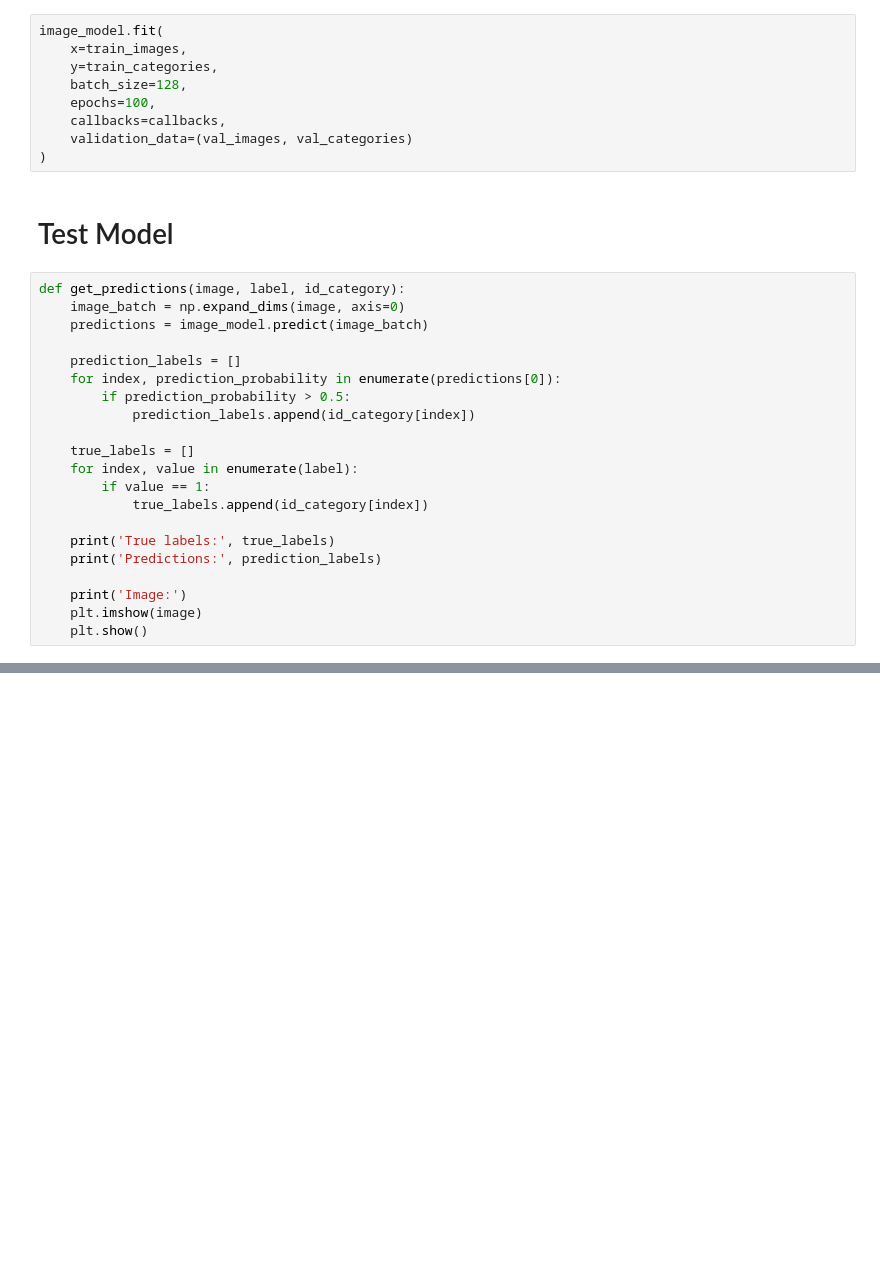
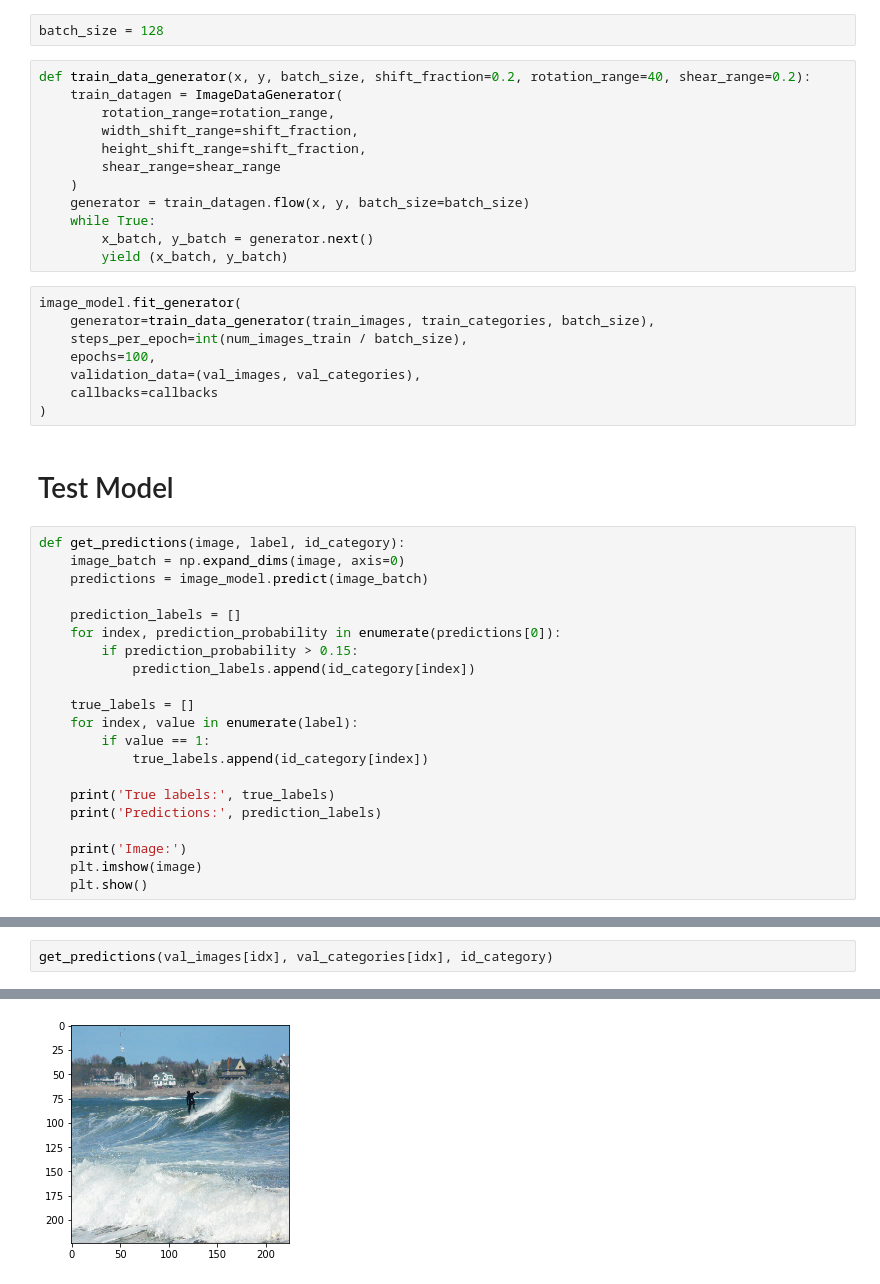
Before and after one commit to shan18/Topic-Based-Image-Captioning, a Jupyter notebook: topic_model.ipynb, the cells around one changed output, grey strips where cells are left out. Cells and saved outputs as stored; diff of their text form; blank space fills up the shorter version.

Commit message:
add data augmentation to training dataset

```diff
--- a/topic_model.ipynb
+++ b/topic_model.ipynb
@@ -146,11 +194,24 @@ except Exception as error:
+# %%
+batch_size = 128
+# %%
+def train_data_generator(x, y, batch_size, shift_fraction=0.2, rotation_range=40, shear_range=0.2):
+    train_datagen = ImageDataGenerator(
+        rotation_range=rotation_range,
+        width_shift_range=shift_fraction,
+        height_shift_range=shift_fraction,
+        shear_range=shear_range
+    )
+    generator = train_datagen.flow(x, y, batch_size=batch_size)
+    while True:
+        x_batch, y_batch = generator.next()
+        yield (x_batch, y_batch)
 # %%
-image_model.fit(
-    x=train_images,
-    y=train_categories,
-    batch_size=128,
+image_model.fit_generator(
+    generator=train_data_generator(train_images, train_categories, batch_size),
+    steps_per_epoch=int(num_images_train / batch_size),
     epochs=100,
-    callbacks=callbacks,
-    validation_data=(val_images, val_categories)
+    validation_data=(val_images, val_categories),
+    callbacks=callbacks
 )
 # %% [markdown]
 # Test Model
@@ -161,7 +222,7 @@ def get_predictions(image, label, id_category):
 
     prediction_labels = []
     for index, prediction_probability in enumerate(predictions[0]):
-        if prediction_probability > 0.5:
+        if prediction_probability > 0.15:
             prediction_labels.append(id_category[index])
 
     true_labels = []
@@ -180,0 +248,3 @@ get_predictions(test_images[idx], test_categories[idx], id_category)
+# %%
+get_predictions(val_images[idx], val_categories[idx], id_category)
+# %% [output]
@@ -180,0 +254 @@ get_predictions(test_images[idx], test_categories[idx], id_category)
+[figure, added]
```
Also changed, not shown: parts of 12 cells of this notebook.
